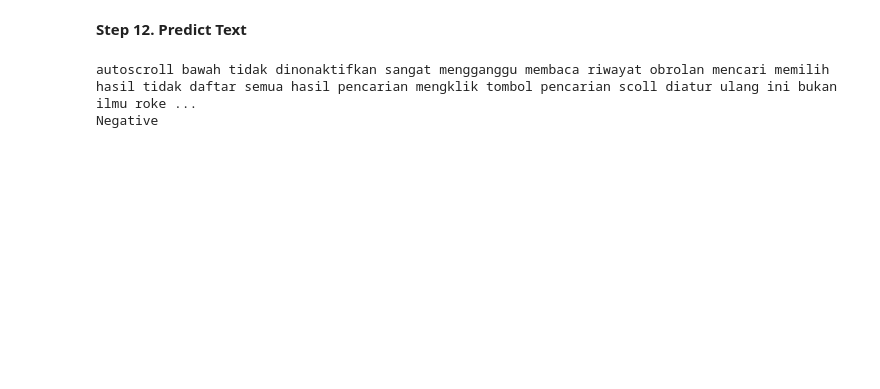
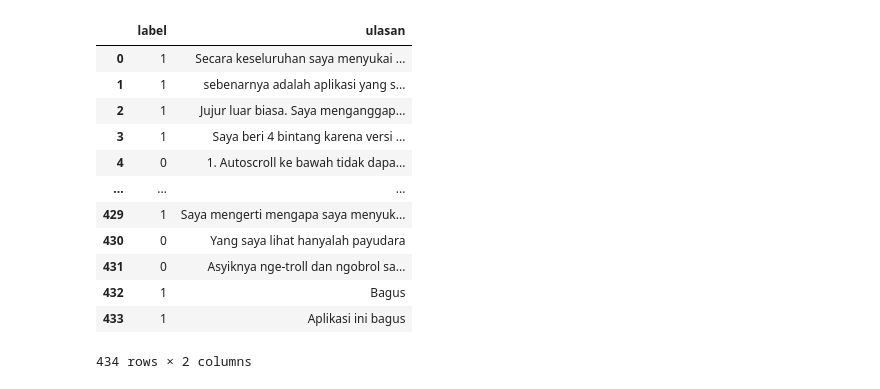
Before and after one commit to bangkit-team/IOH-chat-app, a Jupyter notebook: MachineLearning/code/feedbacks/model_review.ipynb, the cells around one changed output. Drawn from its saved outputs; the diff is of its cells as text; code cells hidden in the pictures; blank space fills up the shorter version.

```diff
--- a/MachineLearning/code/feedbacks/model_review.ipynb
+++ b/MachineLearning/code/feedbacks/model_review.ipynb
@@ -441,2 +139,0 @@ INFO:tensorflow:Assets written to: /content/drive/MyDrive/Pribadi/saved/assets
-# %% [markdown]
-**Step 12. Predict Text**
@@ -446,15 +140,17 @@ df_test = pd.read_csv("/content/drive/MyDrive/Pribadi/dataset/data_feedbacks_tes
-# %%
-#Pre-processing the new dataset
-df_test['clean_text'] = df_test['ulasan'].apply(lambda x: finalpreprocess(x)) #preprocess the data
-X_test=df_test['clean_text'][2]
-print(X_test)
-sequence = tokenizer.texts_to_sequences([X_test])
-pad_sequence = pad_sequences(sequence, padding=PADDING, truncating=TRUNCATING, maxlen=MAXLEN)
-y_predict = model.predict(pad_sequence)[0][0]
-if y_predict > 0.6:
-  print("Positive")
-else:
-  print("Negative")
-# %% [output]
-autoscroll bawah tidak dinonaktifkan sangat mengganggu membaca riwayat obrolan mencari memilih hasil tidak daftar semua hasil pencarian mengklik tombol pencarian scoll diatur ulang ini bukan ilmu roke ...
-Negative
+# %%
+df = pd.read_csv(SENTIMENT_CSV)
+df
+# %% [output]
+|  | label | ulasan |
+| 0 | 1 | Secara keseluruhan saya menyukai ... |
+| 1 | 1 | sebenarnya adalah aplikasi yang s... |
+| 2 | 1 | Jujur luar biasa. Saya menganggap... |
+| 3 | 1 | Saya beri 4 bintang karena versi ... |
+| 4 | 0 | 1. Autoscroll ke bawah tidak dapa... |
+| ... | ... | ... |
+| 429 | 1 | Saya mengerti mengapa saya menyuk... |
+| 430 | 0 | Yang saya lihat hanyalah payudara |
+| 431 | 0 | Asyiknya nge-troll dan ngobrol sa... |
+| 432 | 1 | Bagus |
+| 433 | 1 | Aplikasi ini bagus |
+434 rows × 2 columns
```
Also changed, not shown: parts of 65 cells of this notebook.
